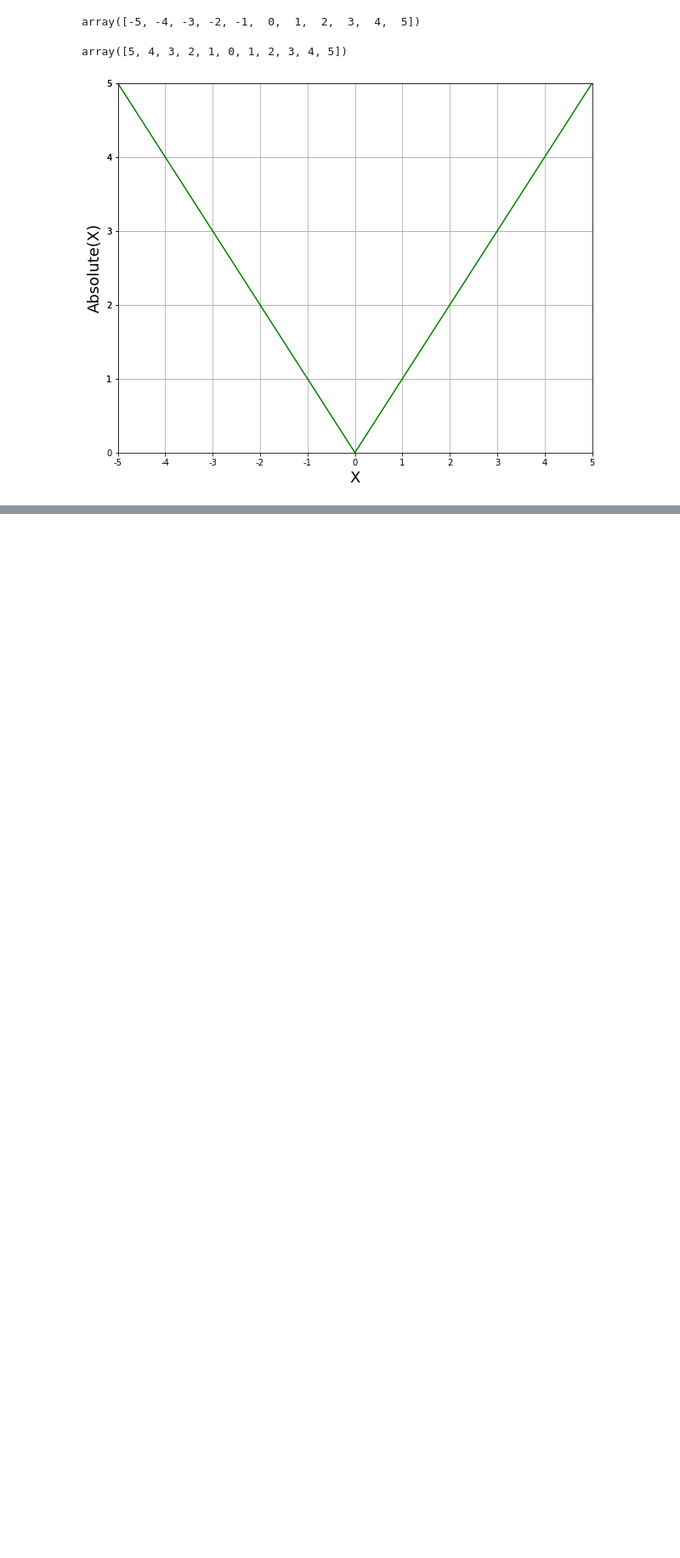
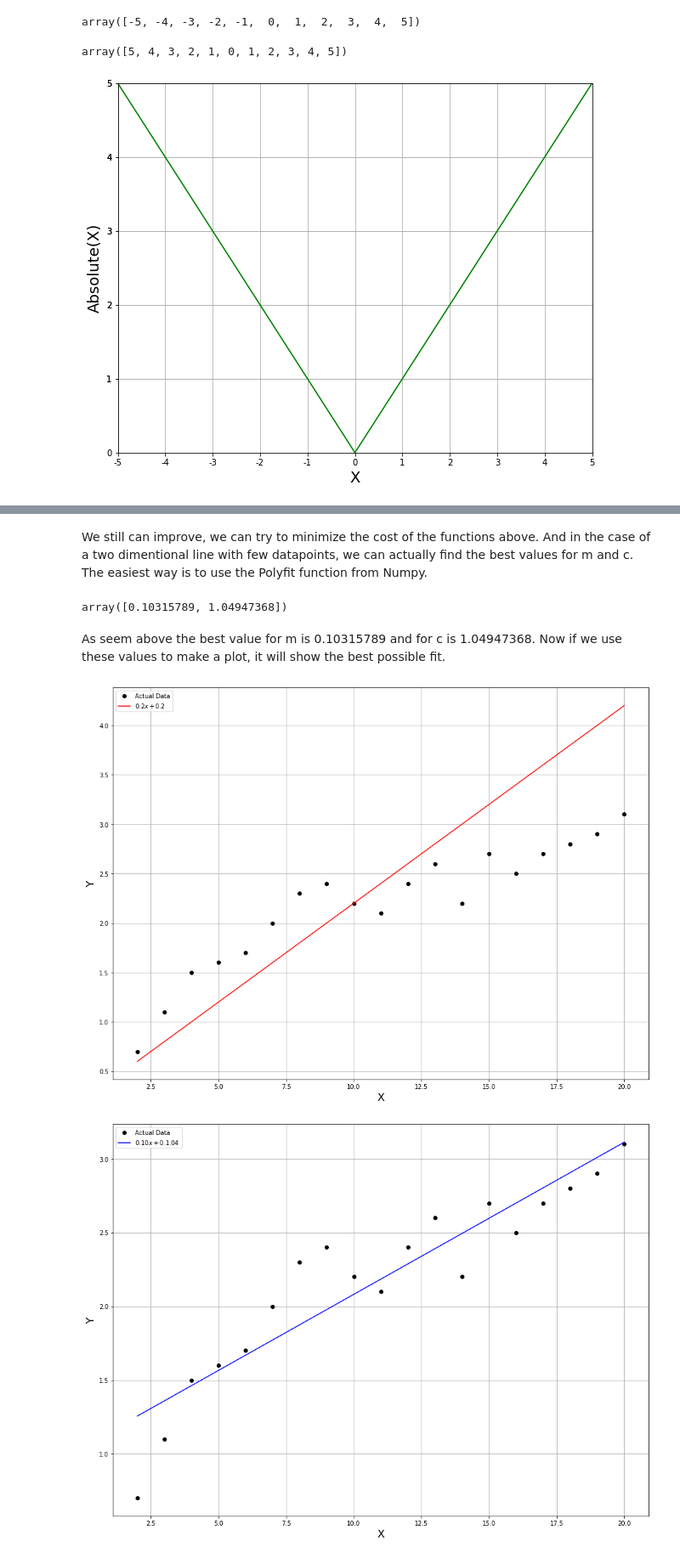
Before and after one commit to ReRiva/machine_learning_project, a Jupyter notebook: Exercises/02-modules-exercises.ipynb, the cells around one changed output, grey strips where cells are left out. Shown: that part at 85% size. Drawn from its saved outputs; the diff is of its cells as text; code cells hidden in the pictures; blank space fills up the shorter version.

```diff
--- a/Exercises/02-modules-exercises.ipynb
+++ b/Exercises/02-modules-exercises.ipynb
@@ -48,0 +117,56 @@ Reference: https://www.bradthiessen.com/html5/docs/ols.pdf - Page 4
+# %% [markdown]
+We still can improve, we can try to minimize the cost of the functions above. And in the case of a two dimentional line with few datapoints, we can actually find the best values for m and c. The easiest way is to use the Polyfit function from Numpy.
+# %%
+np.polyfit(x,y,1)
+# %% [output]
+array([0.10315789, 1.04947368])
+# %% [markdown]
+As seem above the best value for m is 0.10315789 and for c is 1.04947368. Now if we use these values to make a plot, it will show the best possible fit.
+# %%
+x = [2.0, 3.0, 4.0, 5.0, 6.0, 7.0, 8.0, 9.0, 10.0, 11.0, 12.0, 13.0, 14.0, 15.0, 16.0, 17.0, 18.0, 19.0, 20.0]
+y = [0.7, 1.1, 1.5, 1.6, 1.7, 2.0, 2.3, 2.4, 2.2, 2.1, 2.4, 2.6, 2.2, 2.7, 2.5, 2.7, 2.8, 2.9, 3.1]
+
+#Converting to Numpy arrays to use in the calculations bellow
+x = np.array(x)
+y = np.array(y)
+
+#Actual values of X and Y
+
+plt.rcParams['figure.figsize'] = (16, 12)
+plt.plot(x,y,"ko", label=r"Actual Data")
+plt.xlabel("X", size="18")
+plt.ylabel("Y", size="18")
+plt.grid()
+
+#Setting the limit of the plot so the last value of Y and X is the end of the plot
+
+#Plotting different lines to to try to find the best one
+
+plt.plot(x,(0.2 * x)+ 0.2,"r-", label=r"$0.2x + 0.2$")
+
+plt.legend()
+plt.show()
+
+
+
+
+# Optimized Cost plot
+
+plt.rcParams['figure.figsize'] = (16, 12)
+plt.plot(x,y,"ko", label=r"Actual Data")
+plt.xlabel("X", size="18")
+plt.ylabel("Y", size="18")
+plt.grid()
+
+#Setting the limit of the plot so the last value of Y and X is the end of the plot
+
+#Plotting different lines to to try to find the best one
+
+plt.plot(x,(0.10315789 * x)+ 1.04947368,"b-", label=r"$0.10x + 0.1.04$")
+
+plt.legend()
+
+plt.show()
+# %% [output]
+[figure, added]
+[figure, added]
```
Also changed, not shown: parts of 6 cells of this notebook.
